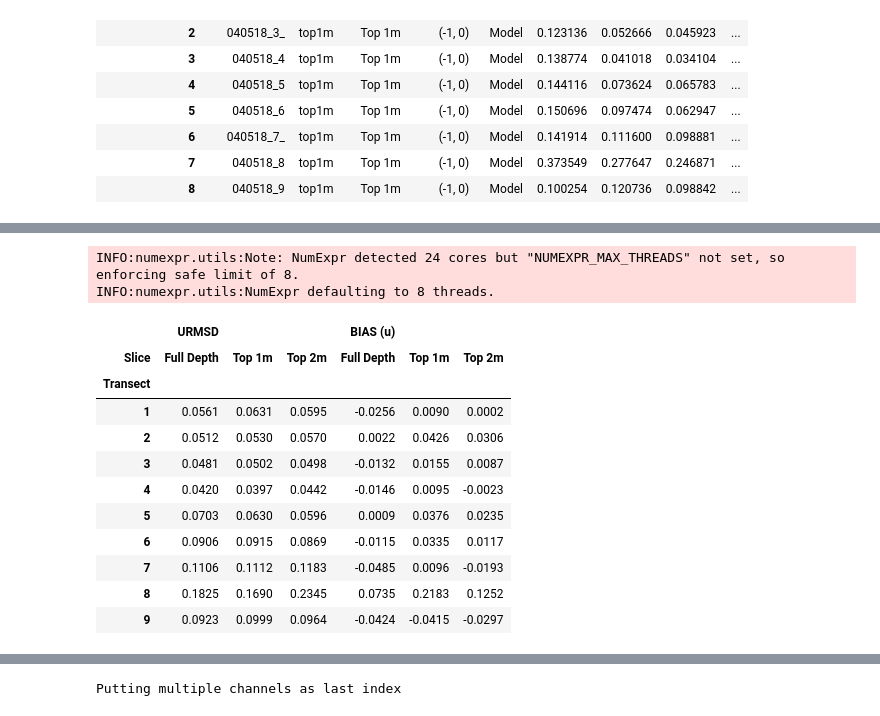
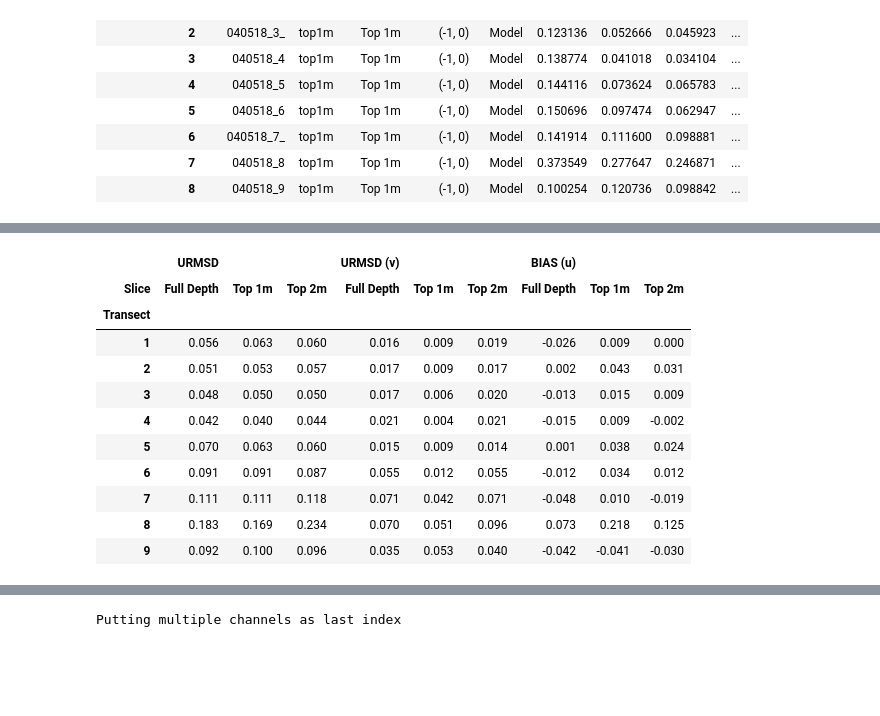
Before and after one commit to rustychris/hor_flow_and_salmon, a Jupyter notebook: model/suntans/calibration.ipynb, the cells around one changed output, grey strips where cells are left out. Saved outputs shown, nothing was run; the diff lists cells and outputs as text; code cells hidden in the pictures; blank space fills up the shorter version.

```diff
--- a/model/suntans/calibration.ipynb
+++ b/model/suntans/calibration.ipynb
@@ -724,9 +790,14 @@ ds['global_std']=('slice',),slice_stds
 # %%
 signs=1-2*(ds['mod_std']<ds['obs_std'])
 ds['ubs_rmse']=signs*ds['ub_rmse']
+# %%
+stats_fn='model-slice-comparisons-20200827.pkl'
 # %%
-with open('model-slice-comparisons-20200801.pkl','wb') as fp:
+with open(stats_fn,'wb') as fp:
     pickle.dump(ds,fp,protocol=-1)
+# %%
+with open(stats_fn,'rb') as fp:
+    ds=pickle.load(fp)
 # %%
 ds_metrics=ds.copy()
 del ds_metrics['obs_avg']
@@ -792,7 +863,7 @@ for m_i in range(ds_metrics.dims['model']):
 
     fig.subplots_adjust(top=0.88,left=0.12,right=0.98,bottom=0.18,wspace=0.02)
     # Share the x-axis label
-    xlab='Unbiased RMSE (m s$^{-1}$)'
+    xlab='Unbiased RMSD (m s$^{-1}$)'
 
     xmid=0.5*( axs[0].get_position().xmin + axs[-1].get_position().xmax)
     fig.text(xmid,0.02,xlab,ha='center')
@@ -811,34 +882,37 @@ for m_i in range(ds_metrics.dims['model']):
 [interactive output not drawn]
 # %%
 # Same thing, but as a table:
+import os
+os.environ['NUMEXPR_MAX_THREADS']="1"
+
 for m_i in range(ds_metrics.dims['model']):
     sub_ds=ds_metrics.isel(model=m_i)
     sub_ds['slice']=sub_ds.slice_nice
     sub_ds=sub_ds.rename({'ub_rmse':'URMSD',
+                          'ub_rmse_v':'URMSD (v)',
                           'bias_u':'BIAS (u)',
                           'transect':'Transect',
                           'slice':'Slice'})
     df=sub_ds.to_dataframe()
-    df=df.loc[:,['URMSD','BIAS (u)']]
+    df=df.loc[:,['URMSD','URMSD (v)','BIAS (u)']]
     df=df.unstack('Slice')
     df=df.set_index(df.index+1)
 
-    pd.set_option('precision',4)
+    pd.set_option('display.float_format',lambda f: "%.3f"%f)
+    pd.set_option('precision',3)
     display(df)
 
 None
 # %% [output]
-INFO:numexpr.utils:Note: NumExpr detected 24 cores but "NUMEXPR_MAX_THREADS" not set, so enforcing safe limit of 8.
-INFO:numexpr.utils:NumExpr defaulting to 8 threads.
-|  | URMSD |  |  | BIAS (u) |  |  |
-| Slice | Full Depth | Top 1m | Top 2m | Full Depth | Top 1m | Top 2m |
-| Transect |  |  |  |  |  |  |
-| 1 | 0.0561 | 0.0631 | 0.0595 | -0.0256 | 0.0090 | 0.0002 |
-| 2 | 0.0512 | 0.0530 | 0.0570 | 0.0022 | 0.0426 | 0.0306 |
-| 3 | 0.0481 | 0.0502 | 0.0498 | -0.0132 | 0.0155 | 0.0087 |
-| 4 | 0.0420 | 0.0397 | 0.0442 | -0.0146 | 0.0095 | -0.0023 |
-| 5 | 0.0703 | 0.0630 | 0.0596 | 0.0009 | 0.0376 | 0.0235 |
-| 6 | 0.0906 | 0.0915 | 0.0869 | -0.0115 | 0.0335 | 0.0117 |
-| 7 | 0.1106 | 0.1112 | 0.1183 | -0.0485 | 0.0096 | -0.0193 |
-| 8 | 0.1825 | 0.1690 | 0.2345 | 0.0735 | 0.2183 | 0.1252 |
-| 9 | 0.0923 | 0.0999 | 0.0964 | -0.0424 | -0.0415 | -0.0297 |
+|  | URMSD |  |  | URMSD (v) |  |  | BIAS (u) |  |  |
+| Slice | Full Depth | Top 1m | Top 2m | Full Depth | Top 1m | Top 2m | Full Depth | Top 1m | Top 2m |
+| Transect |  |  |  |  |  |  |  |  |  |
+| 1 | 0.056 | 0.063 | 0.060 | 0.016 | 0.009 | 0.019 | -0.026 | 0.009 | 0.000 |
+| 2 | 0.051 | 0.053 | 0.057 | 0.017 | 0.009 | 0.017 | 0.002 | 0.043 | 0.031 |
+| 3 | 0.048 | 0.050 | 0.050 | 0.017 | 0.006 | 0.020 | -0.013 | 0.015 | 0.009 |
+| 4 | 0.042 | 0.040 | 0.044 | 0.021 | 0.004 | 0.021 | -0.015 | 0.009 | -0.002 |
+| 5 | 0.070 | 0.063 | 0.060 | 0.015 | 0.009 | 0.014 | 0.001 | 0.038 | 0.024 |
+| 6 | 0.091 | 0.091 | 0.087 | 0.055 | 0.012 | 0.055 | -0.012 | 0.034 | 0.012 |
+| 7 | 0.111 | 0.111 | 0.118 | 0.071 | 0.042 | 0.071 | -0.048 | 0.010 | -0.019 |
+| 8 | 0.183 | 0.169 | 0.234 | 0.070 | 0.051 | 0.096 | 0.073 | 0.218 | 0.125 |
+| 9 | 0.092 | 0.100 | 0.096 | 0.035 | 0.053 | 0.040 | -0.042 | -0.041 | -0.030 |
```
Also changed, not shown: parts of 16 cells of this notebook, 3 other files.
